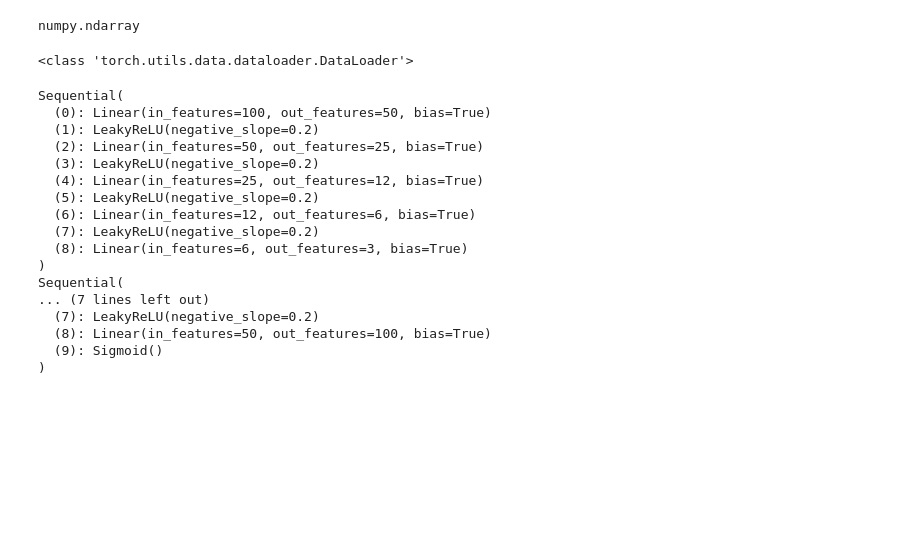
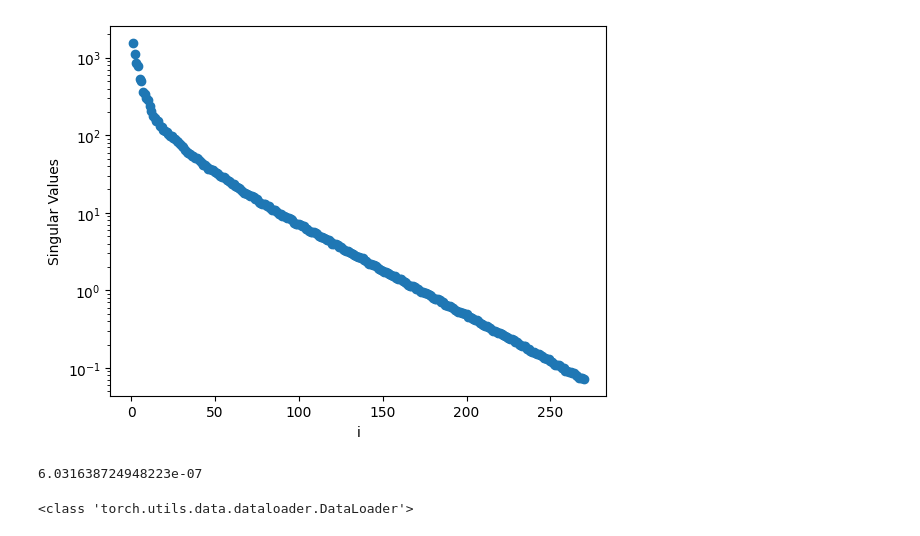
Before and after one commit to gf-barros/snapflow, a Jupyter notebook: notebook_test.ipynb, the cells around one changed output. Cells and saved outputs as stored; diff of their text form; code cells hidden in the pictures; blank space fills up the shorter version.

```diff
--- a/notebook_test.ipynb
+++ b/notebook_test.ipynb
@@ -112,29 +57,23 @@ svd_step_randomized.s.shape
-# %%
-type(snapshots_sample)
-# %% [output]
-numpy.ndarray
+# %%
+params["svd"]["svd_type"] = "full_svd"
+svd_step_full = SVD(snapshots, params["svd"])
+svd_step_full.fit()
+svd_step_full.plot_singular_values()
+# %% [output]
+[figure, added]
+# %%
+import numpy as np
+
+np.linalg.norm(svd_step_randomized.s - svd_step_full.s, 2) / np.linalg.norm(
+    svd_step_full.s, 2
+)
+# %% [output]
+6.031638724948223e-07
 # %%
-ae_test_2 = AutoEncoder(snapshots_sample, params["auto_encoder"])
+ae_test_2 = AutoEncoder(svd_step_randomized.u.T, params["auto_encoder"])
 ae_test_2.fit()
 
 print(ae_test_2.auto_encoder.encoder)
 print(ae_test_2.auto_encoder.decoder)
 # %% [output]
 <class 'torch.utils.data.dataloader.DataLoader'>
-Sequential(
-  (0): Linear(in_features=100, out_features=50, bias=True)
-  (1): LeakyReLU(negative_slope=0.2)
-  (2): Linear(in_features=50, out_features=25, bias=True)
-  (3): LeakyReLU(negative_slope=0.2)
-  (4): Linear(in_features=25, out_features=12, bias=True)
-  (5): LeakyReLU(negative_slope=0.2)
-  (6): Linear(in_features=12, out_features=6, bias=True)
-  (7): LeakyReLU(negative_slope=0.2)
-  (8): Linear(in_features=6, out_features=3, bias=True)
-)
-Sequential(
-... (7 lines left out)
-  (7): LeakyReLU(negative_slope=0.2)
-  (8): Linear(in_features=50, out_features=100, bias=True)
-  (9): Sigmoid()
-)
```
Also changed, not shown: parts of 14 cells of this notebook, 6 other files.
